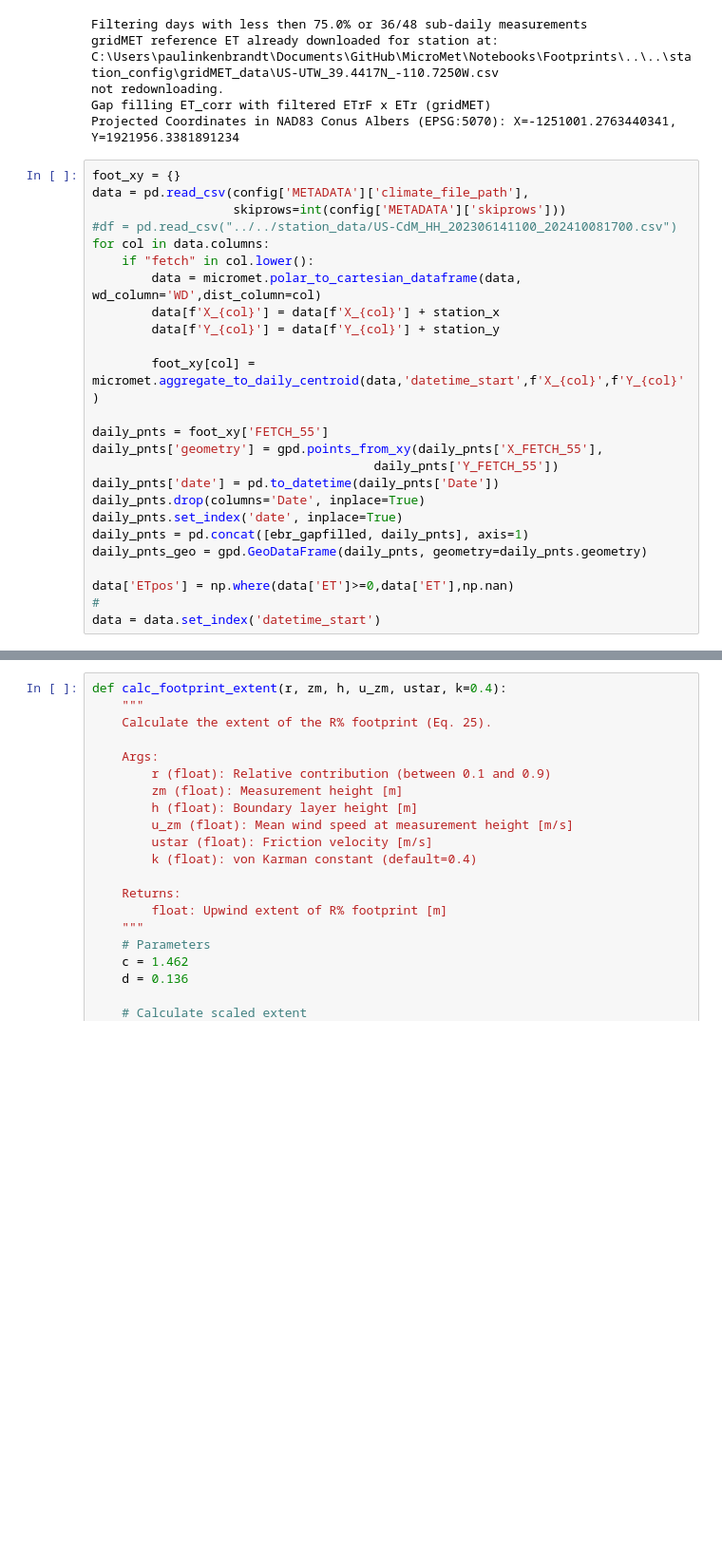
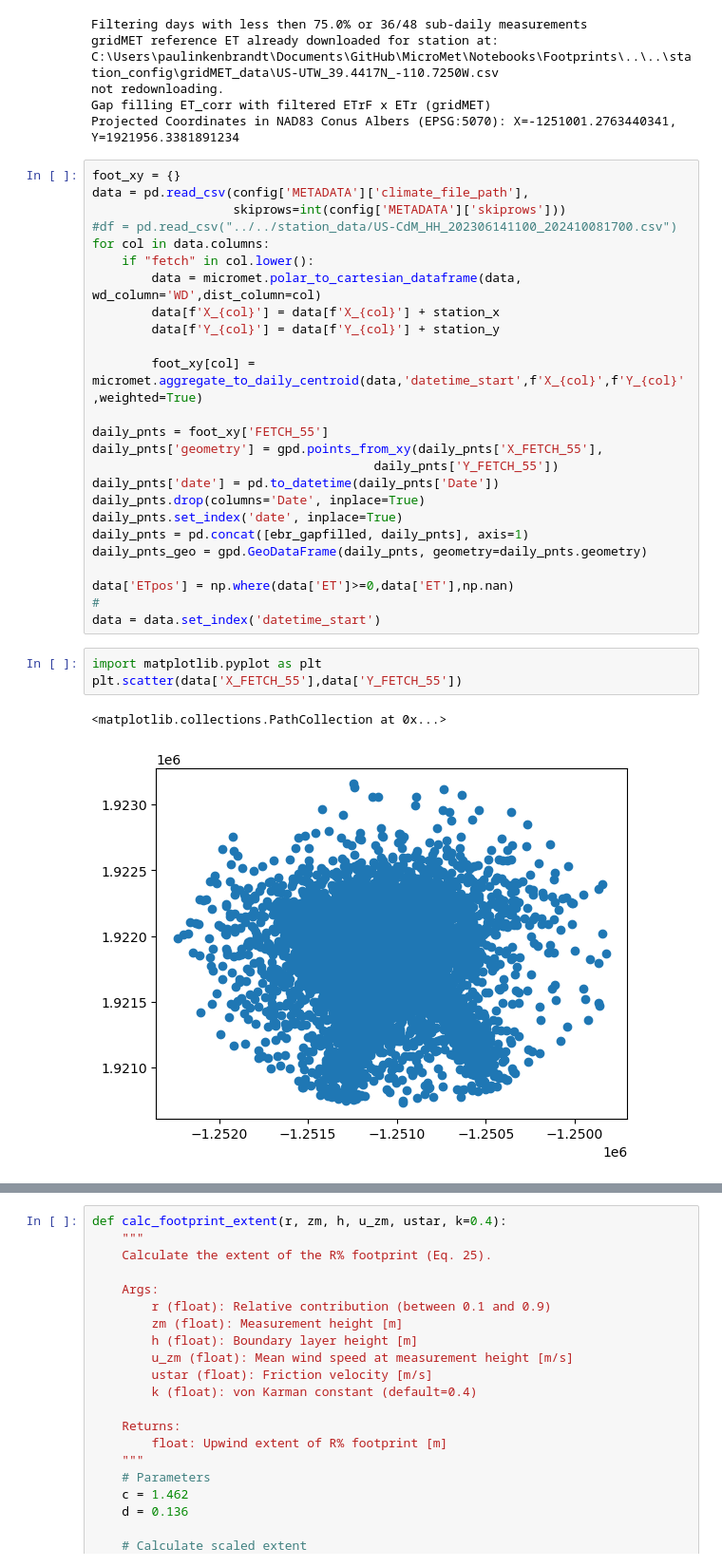
Before and after one commit to utah-geological-survey/MicroMet, a Jupyter notebook: Notebooks/Footprints/row_footprint.ipynb, the cells around one changed output, grey strips where cells are left out. Shown at 95% size. Cells and saved outputs as stored; diff of their text form; blank space fills up the shorter version.

```diff
--- a/Notebooks/Footprints/row_footprint.ipynb
+++ b/Notebooks/Footprints/row_footprint.ipynb
@@ -81,7 +81,7 @@ for col in data.columns:
         data[f'X_{col}'] = data[f'X_{col}'] + station_x
         data[f'Y_{col}'] = data[f'Y_{col}'] + station_y
 
-        foot_xy[col] = micromet.aggregate_to_daily_centroid(data,'datetime_start',f'X_{col}',f'Y_{col}')
+        foot_xy[col] = micromet.aggregate_to_daily_centroid(data,'datetime_start',f'X_{col}',f'Y_{col}',weighted=True)
 
 daily_pnts = foot_xy['FETCH_55']
 daily_pnts['geometry'] = gpd.points_from_xy(daily_pnts['X_FETCH_55'],
@@ -95,3 +95,9 @@ daily_pnts_geo = gpd.GeoDataFrame(daily_pnts, geometry=daily_pnts.geometry)
 data['ETpos'] = np.where(data['ET']>=0,data['ET'],np.nan)
 #
 data = data.set_index('datetime_start')
+# %%
+import matplotlib.pyplot as plt
+plt.scatter(data['X_FETCH_55'],data['Y_FETCH_55'])
+# %% [output]
+<matplotlib.collections.PathCollection at 0x...>
+[figure, added]
```
Also changed, not shown: parts of 1 cell of this notebook, 1 other file.
